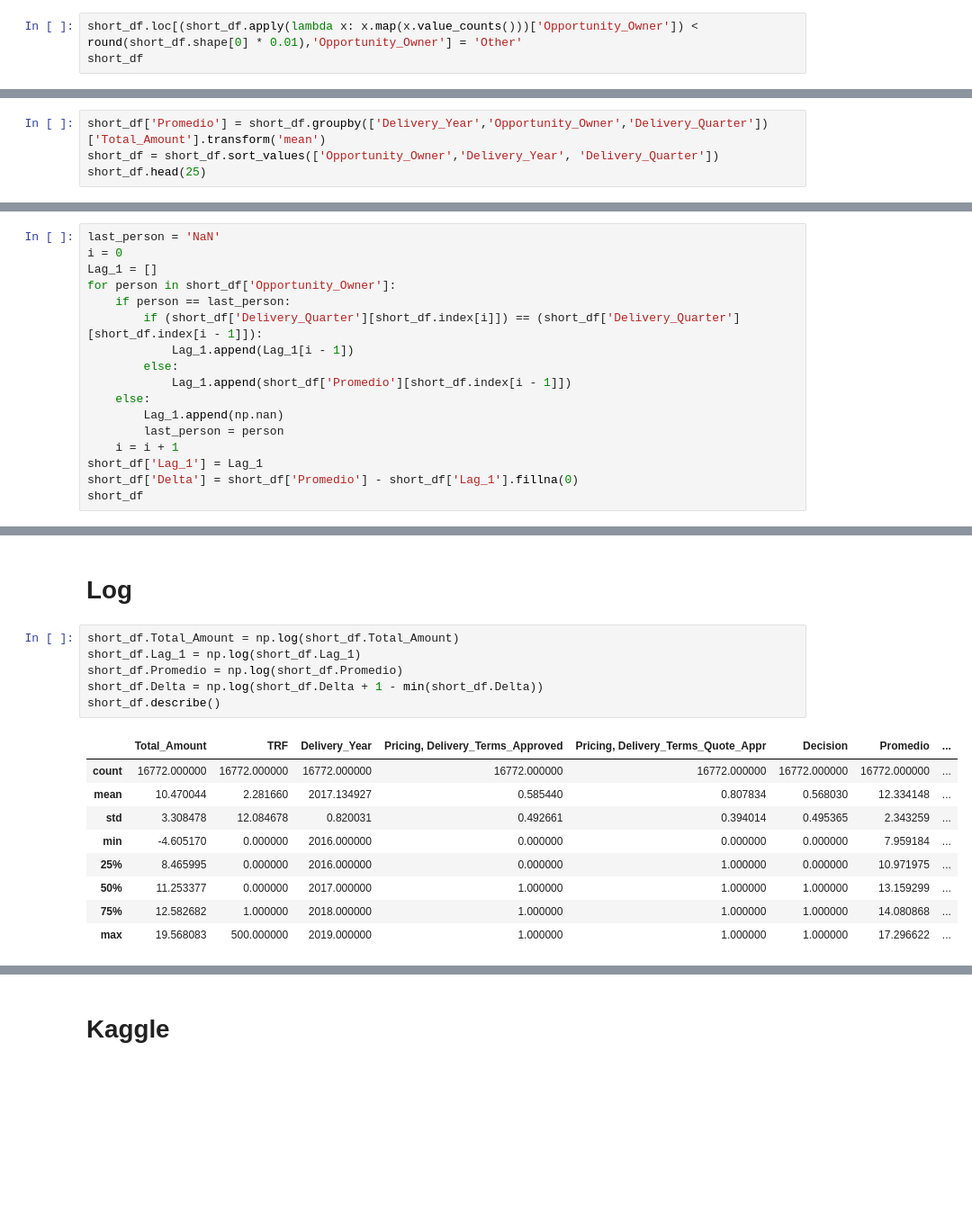
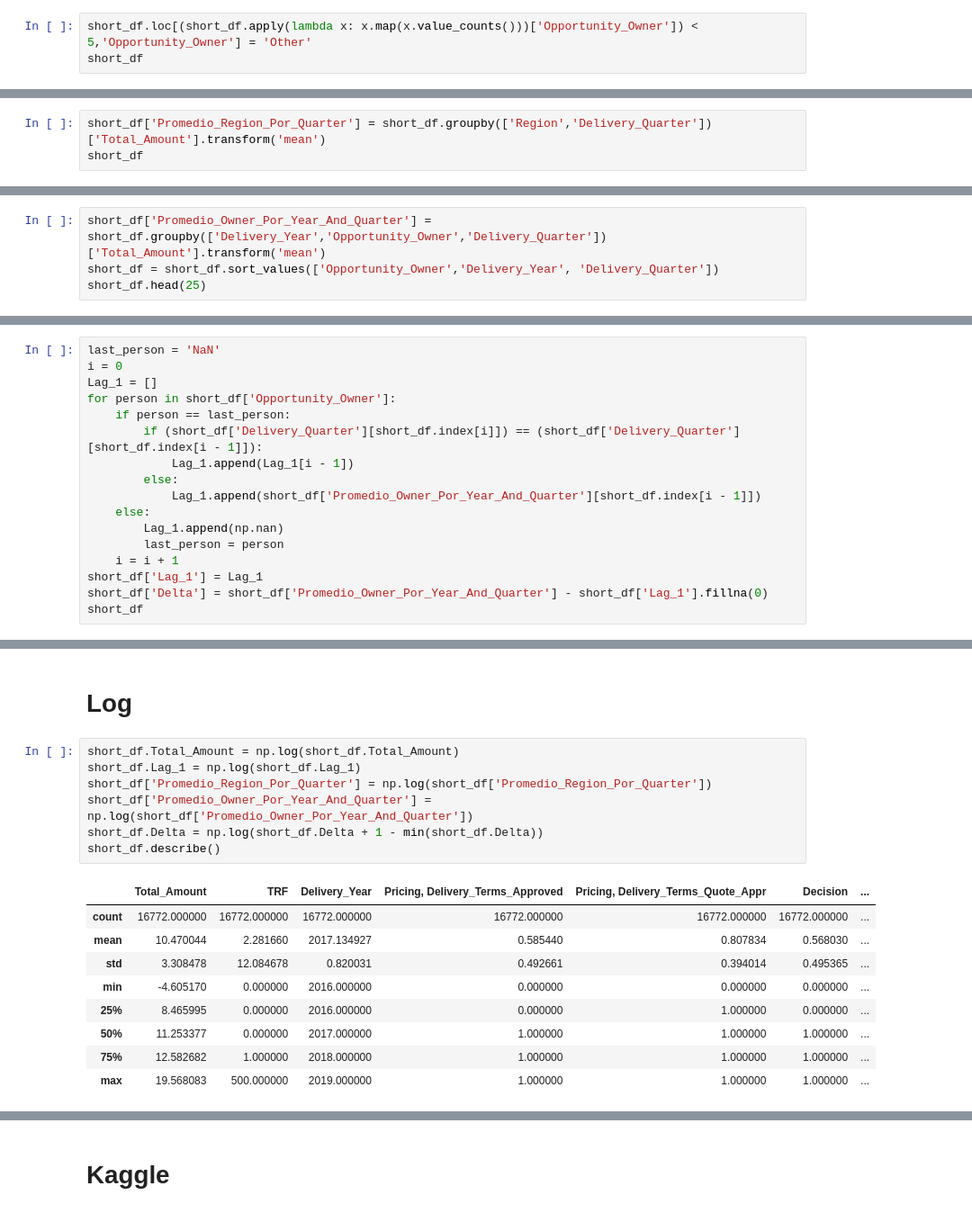
Before and after one commit to BautistaXifro/Machine-Learning-Datos, a Jupyter notebook: FeatureEngineering/FeatureEngineering.ipynb, the cells around one changed output, grey strips where cells are left out. Shown at 90% size. Cells and saved outputs as stored; diff of their text form; blank space fills up the shorter version.

```diff
--- a/FeatureEngineering/FeatureEngineering.ipynb
+++ b/FeatureEngineering/FeatureEngineering.ipynb
@@ -105,5 +136,5 @@ short_df.describe()
 # %%
-short_df.loc[(short_df.apply(lambda x: x.map(x.value_counts()))['Opportunity_Owner']) < round(short_df.shape[0] * 0.01),'Opportunity_Owner'] = 'Other'
+short_df.loc[(short_df.apply(lambda x: x.map(x.value_counts()))['Opportunity_Owner']) < 5,'Opportunity_Owner'] = 'Other'
 short_df
 # %% [output]
 |  | Region | Total_Amount | TRF | Opportunity_Owner | Delivery_Year | Delivery_Quarter | ... |
@@ -121,0 +155,3 @@ short_df
+# %%
+short_df['Promedio_Region_Por_Quarter'] = short_df.groupby(['Region','Delivery_Quarter'])['Total_Amount'].transform('mean')
+short_df
@@ -122,5 +174,5 @@ short_df
 # %%
-short_df['Promedio'] = short_df.groupby(['Delivery_Year','Opportunity_Owner','Delivery_Quarter'])['Total_Amount'].transform('mean')
+short_df['Promedio_Owner_Por_Year_And_Quarter'] = short_df.groupby(['Delivery_Year','Opportunity_Owner','Delivery_Quarter'])['Total_Amount'].transform('mean')
 short_df = short_df.sort_values(['Opportunity_Owner','Delivery_Year', 'Delivery_Quarter'])
 short_df.head(25)
 # %% [output]
@@ -152,13 +204,13 @@ for person in short_df['Opportunity_Owner']:
         if (short_df['Delivery_Quarter'][short_df.index[i]]) == (short_df['Delivery_Quarter'][short_df.index[i - 1]]):
             Lag_1.append(Lag_1[i - 1])
         else:
-            Lag_1.append(short_df['Promedio'][short_df.index[i - 1]])
+            Lag_1.append(short_df['Promedio_Owner_Por_Year_And_Quarter'][short_df.index[i - 1]])
     else:
         Lag_1.append(np.nan)
         last_person = person
     i = i + 1
 short_df['Lag_1'] = Lag_1
-short_df['Delta'] = short_df['Promedio'] - short_df['Lag_1'].fillna(0)
+short_df['Delta'] = short_df['Promedio_Owner_Por_Year_And_Quarter'] - short_df['Lag_1'].fillna(0)
 short_df
 # %% [output]
 |  | Region | Total_Amount | TRF | Opportunity_Owner | Delivery_Year | Delivery_Quarter | ... |
@@ -179,17 +231,18 @@ short_df
 # %%
 short_df.Total_Amount = np.log(short_df.Total_Amount)
 short_df.Lag_1 = np.log(short_df.Lag_1)
-short_df.Promedio = np.log(short_df.Promedio)
+short_df['Promedio_Region_Por_Quarter'] = np.log(short_df['Promedio_Region_Por_Quarter'])
+short_df['Promedio_Owner_Por_Year_And_Quarter'] = np.log(short_df['Promedio_Owner_Por_Year_And_Quarter'])
 short_df.Delta = np.log(short_df.Delta + 1 - min(short_df.Delta))
 short_df.describe()
 # %% [output]
-|  | Total_Amount | TRF | Delivery_Year | Pricing, Delivery_Terms_Approved | Pricing, Delivery_Terms_Quote_Appr | Decision | Promedio | ... |
-| count | 16772.000000 | 16772.000000 | 16772.000000 | 16772.000000 | 16772.000000 | 16772.000000 | 16772.000000 | ... |
-| mean | 10.470044 | 2.281660 | 2017.134927 | 0.585440 | 0.807834 | 0.568030 | 12.334148 | ... |
-| std | 3.308478 | 12.084678 | 0.820031 | 0.492661 | 0.394014 | 0.495365 | 2.343259 | ... |
-| min | -4.605170 | 0.000000 | 2016.000000 | 0.000000 | 0.000000 | 0.000000 | 7.959184 | ... |
-| 25% | 8.465995 | 0.000000 | 2016.000000 | 0.000000 | 1.000000 | 0.000000 | 10.971975 | ... |
-| 50% | 11.253377 | 0.000000 | 2017.000000 | 1.000000 | 1.000000 | 1.000000 | 13.159299 | ... |
-| 75% | 12.582682 | 1.000000 | 2018.000000 | 1.000000 | 1.000000 | 1.000000 | 14.080868 | ... |
-| max | 19.568083 | 500.000000 | 2019.000000 | 1.000000 | 1.000000 | 1.000000 | 17.296622 | ... |
+|  | Total_Amount | TRF | Delivery_Year | Pricing, Delivery_Terms_Approved | Pricing, Delivery_Terms_Quote_Appr | Decision | ... |
+| count | 16772.000000 | 16772.000000 | 16772.000000 | 16772.000000 | 16772.000000 | 16772.000000 | ... |
+| mean | 10.470044 | 2.281660 | 2017.134927 | 0.585440 | 0.807834 | 0.568030 | ... |
+| std | 3.308478 | 12.084678 | 0.820031 | 0.492661 | 0.394014 | 0.495365 | ... |
+| min | -4.605170 | 0.000000 | 2016.000000 | 0.000000 | 0.000000 | 0.000000 | ... |
+| 25% | 8.465995 | 0.000000 | 2016.000000 | 0.000000 | 1.000000 | 0.000000 | ... |
+| 50% | 11.253377 | 0.000000 | 2017.000000 | 1.000000 | 1.000000 | 1.000000 | ... |
+| 75% | 12.582682 | 1.000000 | 2018.000000 | 1.000000 | 1.000000 | 1.000000 | ... |
+| max | 19.568083 | 500.000000 | 2019.000000 | 1.000000 | 1.000000 | 1.000000 | ... |
 # %%
```
Also changed, not shown: parts of 18 cells of this notebook, 11 other files.
